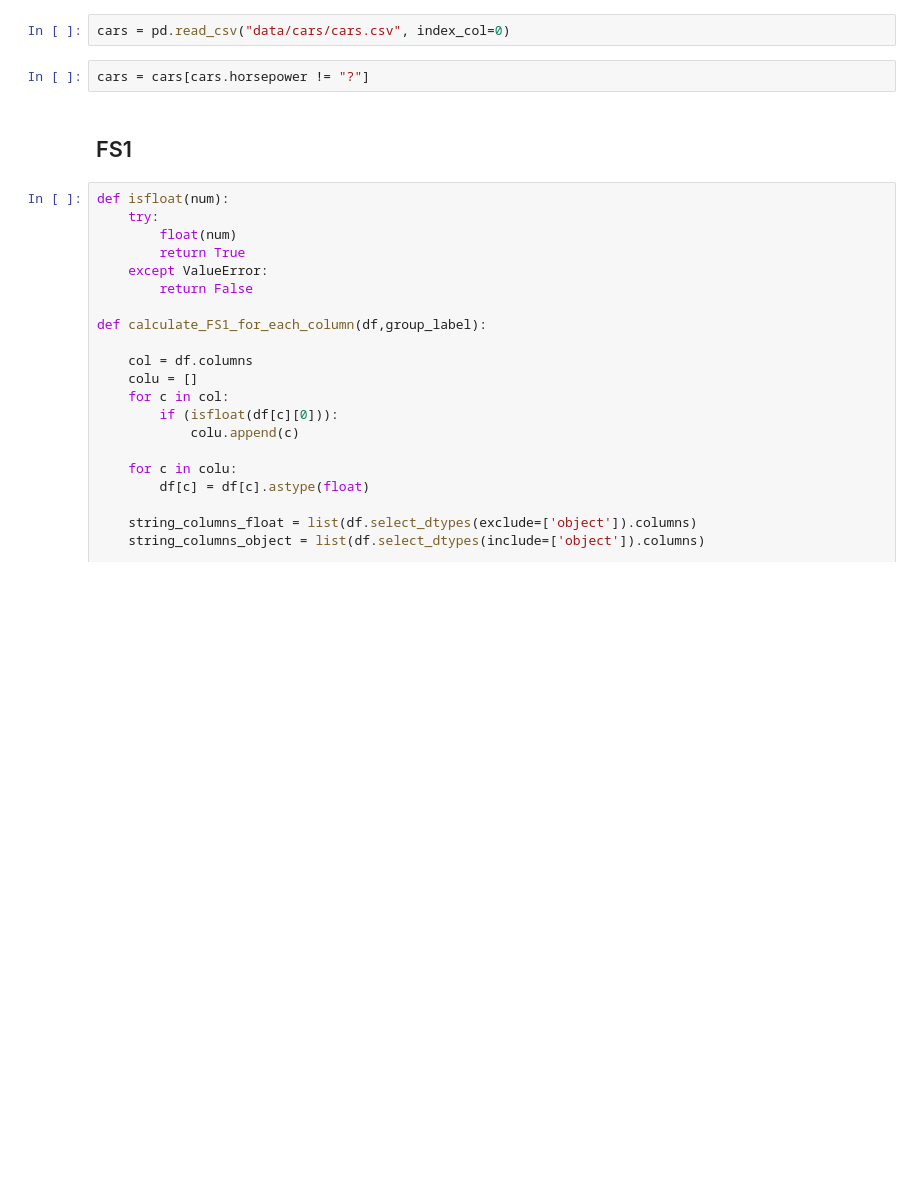
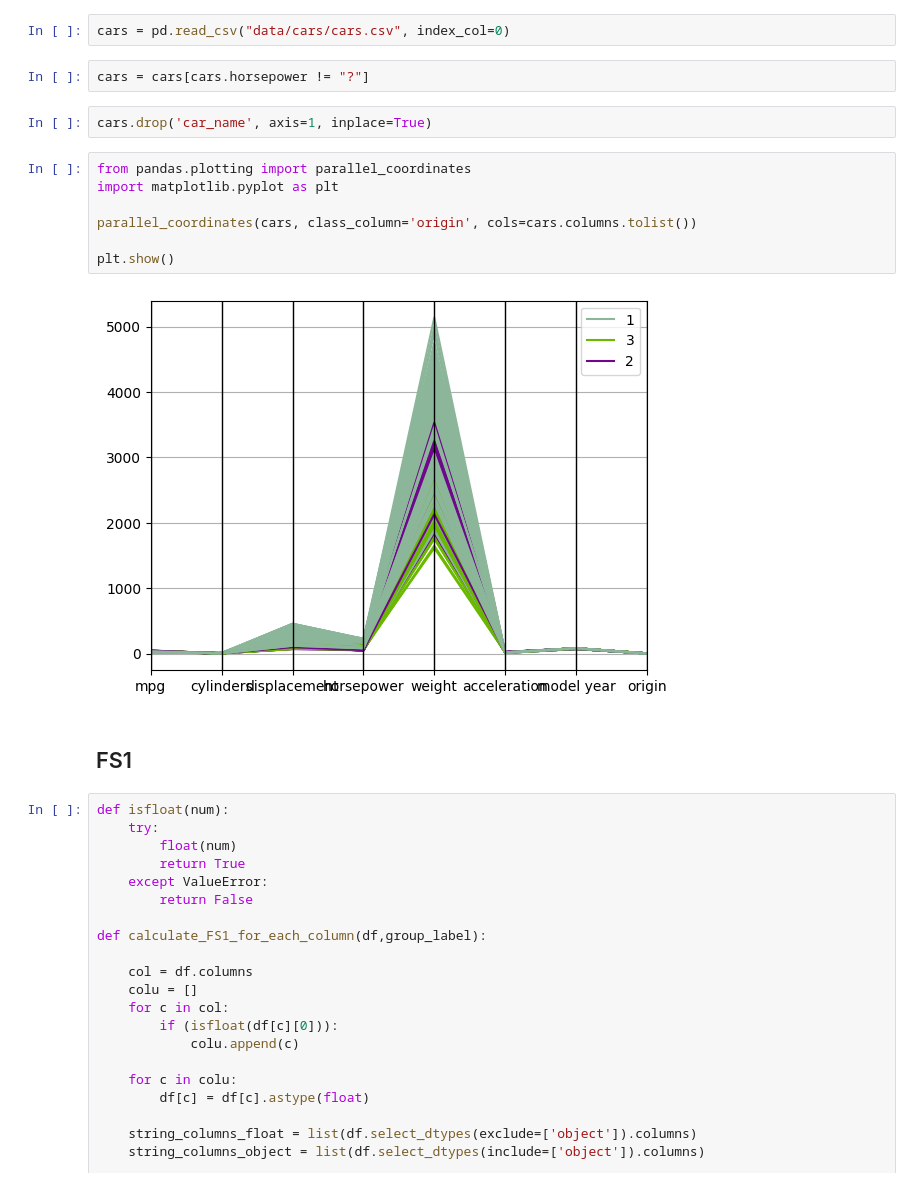
Before and after one commit to breezy11/vis_2_assignment, a Jupyter notebook: FS-functions.ipynb, the cells around one changed output. Cells and saved outputs as stored; diff of their text form; blank space fills up the shorter version.

```diff
--- a/FS-functions.ipynb
+++ b/FS-functions.ipynb
@@ -19,6 +19,17 @@ import joblib
 cars = pd.read_csv("data/cars/cars.csv", index_col=0)
 # %%
 cars = cars[cars.horsepower != "?"]
+# %%
+cars.drop('car_name', axis=1, inplace=True)
+# %%
+from pandas.plotting import parallel_coordinates
+import matplotlib.pyplot as plt
+
+parallel_coordinates(cars, class_column='origin', cols=cars.columns.tolist())
+
+plt.show()
+# %% [output]
+[figure, added]
 # %% [markdown]
 ## FS1
 # %%
```
Also changed, not shown: parts of 74 cells of this notebook, 48 other files.
